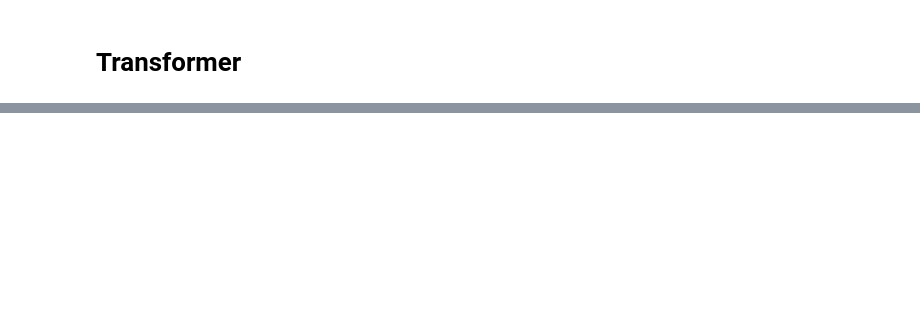
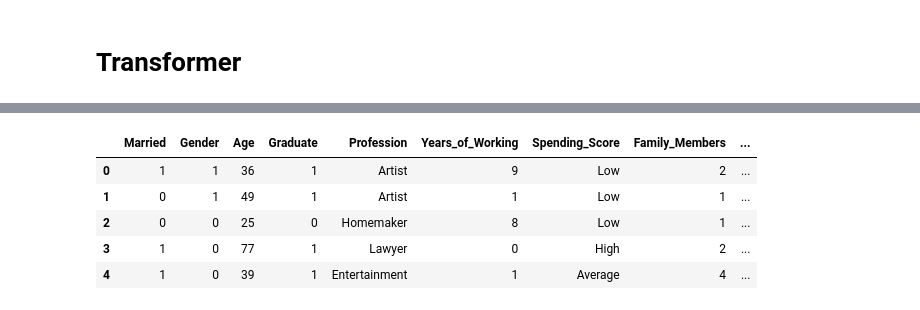
Before and after one commit to infung/MachineLearning_practice, a Jupyter notebook: Multiclass_Classification.ipynb, the cells around one changed output, grey strips where cells are left out. Cells and saved outputs as stored; diff of their text form; code cells hidden in the pictures; blank space fills up the shorter version.

```diff
--- a/Multiclass_Classification.ipynb
+++ b/Multiclass_Classification.ipynb
@@ -564,0 +494,17 @@ Accuracy: %.2f%% 0.4490177631378174
+# %%
+import pandas as pd
+
+# 重新导入原始数据
+df_train = pd.read_csv('./Train.csv')
+df_val = pd.read_csv('./Validate.csv')
+df_test = pd.read_csv('./Test.csv')
+
+# 移除多余columns
+df_train = df_train.drop('ID', axis=1)
+df_val = df_val.drop('ID', axis=1)
+df_test = df_test.drop('ID', axis=1)
+df_test = df_test.drop('Class(Target)', axis=1)
+
+df_list = [df_train, df_val, df_test]
+
+df_train.head()
@@ -564,0 +518,20 @@ Accuracy: %.2f%% 0.4490177631378174
+# %%
+# 填充空值
+multi_cat_columns_with_missing = ['Profession', 'Category']
+bi_cat_columns_with_missing = ['Gender', 'Graduate', 'Years_of_Working ', 'Family_Members']
+
+for df in df_list:
+  mode_values = df[multi_cat_columns_with_missing].mode().iloc[0]
+  df[multi_cat_columns_with_missing] = df[multi_cat_columns_with_missing].fillna(mode_values)
+
+  mode_values2 = df[bi_cat_columns_with_missing].mode().iloc[0]
+  df[bi_cat_columns_with_missing] = df[bi_cat_columns_with_missing].fillna(mode_values2).astype(int)
+
+df_train.head()
+# %% [output]
+|  | Married | Gender | Age | Graduate | Profession | Years_of_Working | Spending_Score | Family_Members | ... |
+| 0 | 1 | 1 | 36 | 1 | Artist | 9 | Low | 2 | ... |
+| 1 | 0 | 1 | 49 | 1 | Artist | 1 | Low | 1 | ... |
+| 2 | 0 | 0 | 25 | 0 | Homemaker | 8 | Low | 1 | ... |
+| 3 | 1 | 0 | 77 | 1 | Lawyer | 0 | High | 2 | ... |
+| 4 | 1 | 0 | 39 | 1 | Entertainment | 1 | Average | 4 | ... |
```
Also changed, not shown: parts of 18 cells of this notebook.
